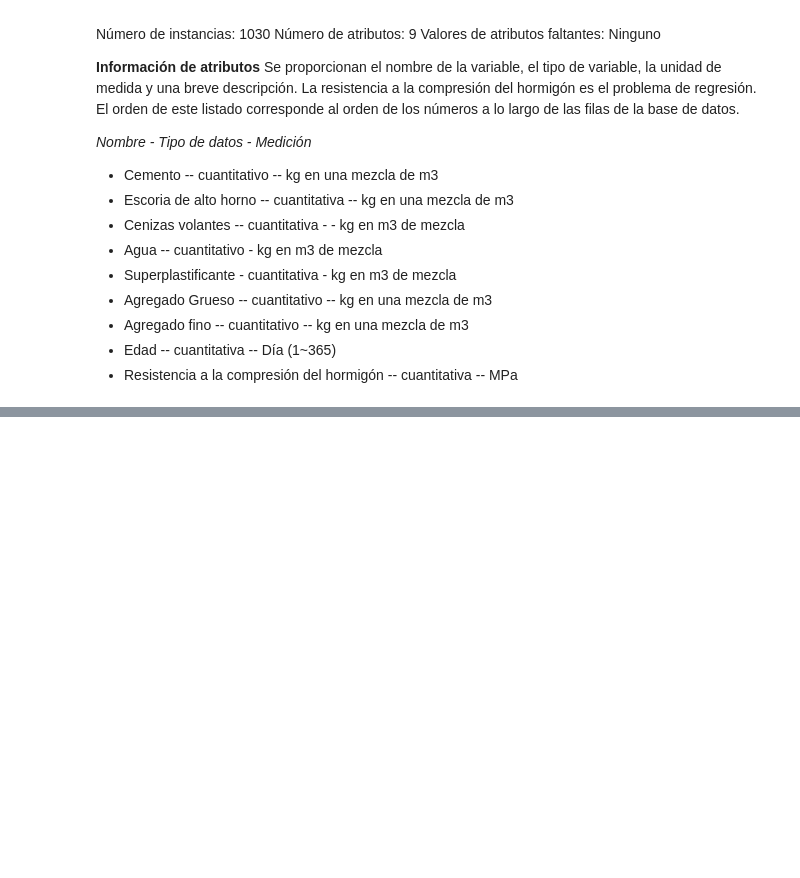
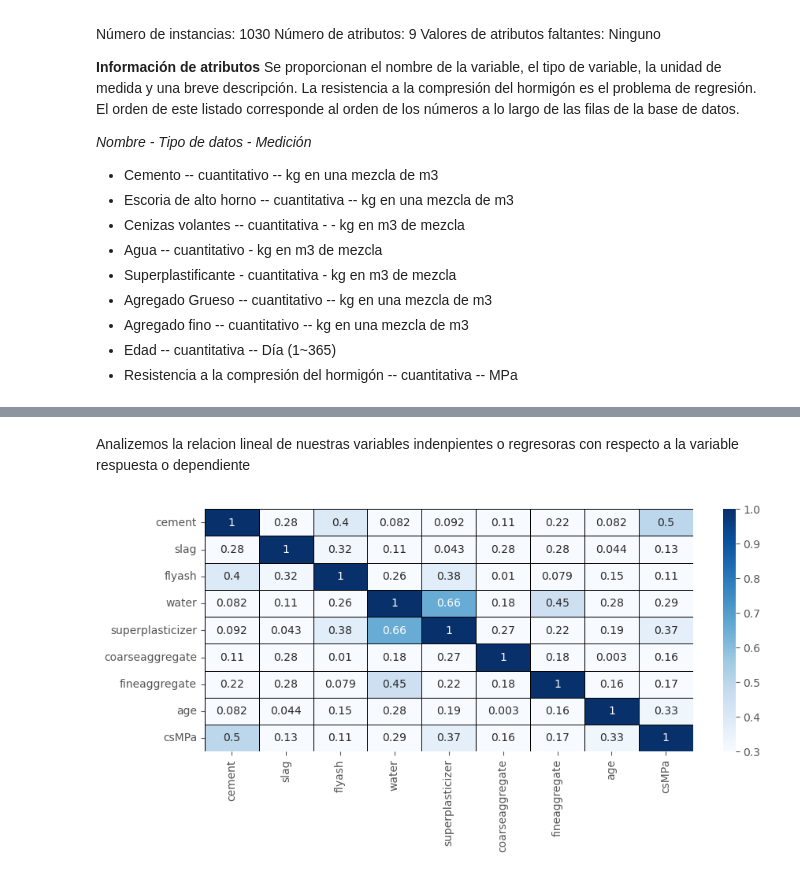
Before and after one commit to llanosrenzo/MachineLearning, a Jupyter notebook: Regresion/Modelo_Regression.ipynb, the cells around one changed output, grey strips where cells are left out. Cells and saved outputs as stored; diff of their text form; code cells hidden in the pictures; blank space fills up the shorter version.

```diff
--- a/Regresion/Modelo_Regression.ipynb
+++ b/Regresion/Modelo_Regression.ipynb
@@ -47,9 +49,5 @@ import pandas as pd
 import seaborn as sns
 import matplotlib.pyplot as plt
 
-%matplotlib inline
-plt.rcParams['figure.figsize'] = (20, 10)
-plt.style.use('ggplot')
-
 import warnings
 warnings.filterwarnings('ignore')
@@ -56,4 +56,4 @@ warnings.filterwarnings('ignore')
 # %%
-hormigon = pd.read_csv('https://github.com/llanosrenzo/MachineLearning/blob/main/Regresion/Concrete_Data_Yeh.csv')
+hormigon = pd.read_csv('https://raw.githubusercontent.com/llanosrenzo/MachineLearning/main/Regresion/Concrete_Data_Yeh.csv',sep = ';', )
 hormigon
 # %% [output]
@@ -60,0 +107,11 @@ ParserError: Error tokenizing data. C error: Expected 1 fields in line 33, saw 6
+# %% [markdown]
+Analizemos la relacion lineal de nuestras variables indenpientes o regresoras con respecto a la variable respuesta o dependiente
+# %%
+fig , ax = plt.subplots(figsize = (10,4))
+sns.heatmap(hormigon.corr().abs(),annot=True,cmap = 'Blues',
+            vmin = 0.3,vmax = 1,
+            linewidths = 0.5,linecolor = 'black',
+            cbar = True)
+plt.show()
+# %% [output]
+[figure, added]
```
Also changed, not shown: parts of 13 cells of this notebook, 1 other file.
